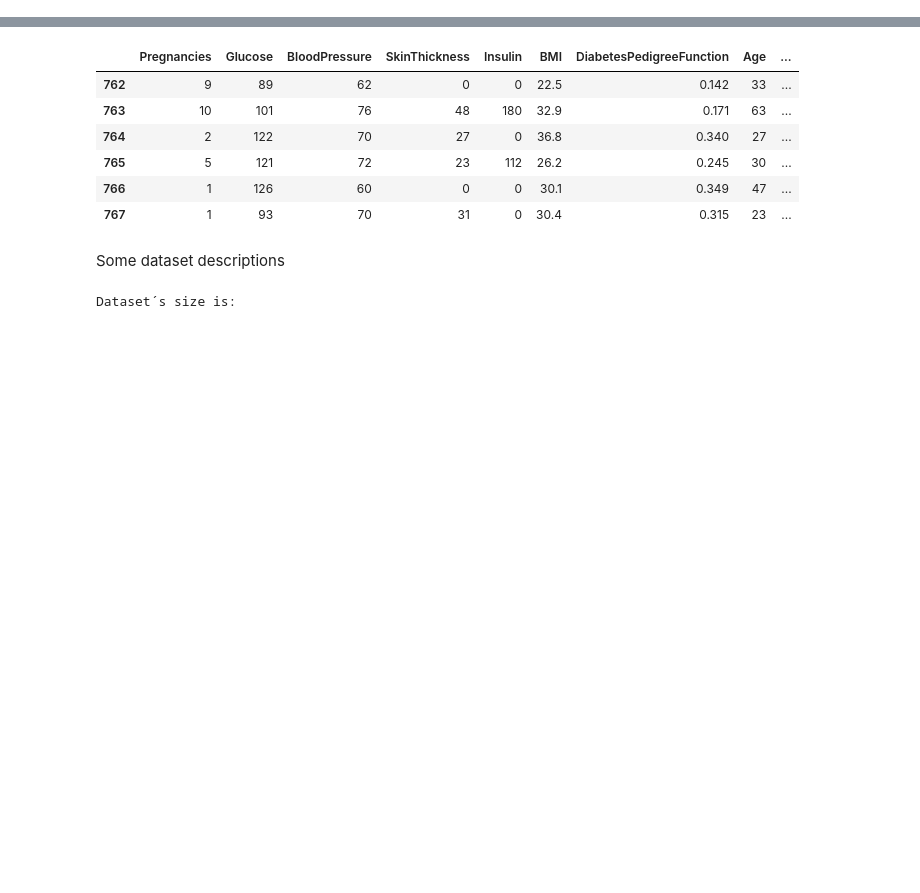
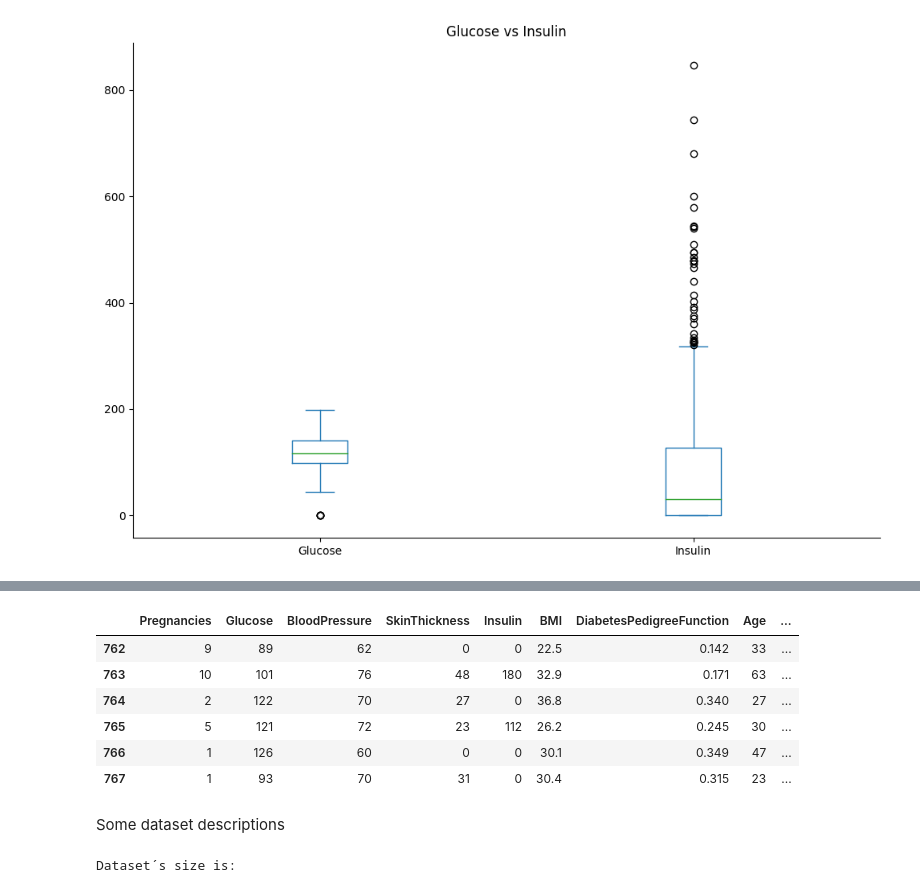
Before and after one commit to pablillo77/data_science_1, a Jupyter notebook: VisualizacionGimenez.ipynb, the cells around one changed output, grey strips where cells are left out. Saved outputs shown, nothing was run; the diff lists cells and outputs as text; code cells hidden in the pictures; blank space fills up the shorter version.

```diff
--- a/VisualizacionGimenez.ipynb
+++ b/VisualizacionGimenez.ipynb
@@ -29,0 +89,7 @@ plt.gca().spines[['top', 'right',]].set_visible(False)
+# %%
+# prompt: for the values of Glucose and Insulin in the dataframe, create a boxplot. Transpose if necessary
+
+df[['Glucose', 'Insulin']].plot(kind='box', title='Glucose vs Insulin', figsize=(12, 8))
+plt.gca().spines[['top', 'right',]].set_visible(False)
+# %% [output]
+[figure, added]
```
Also changed, not shown: parts of 17 cells of this notebook.
